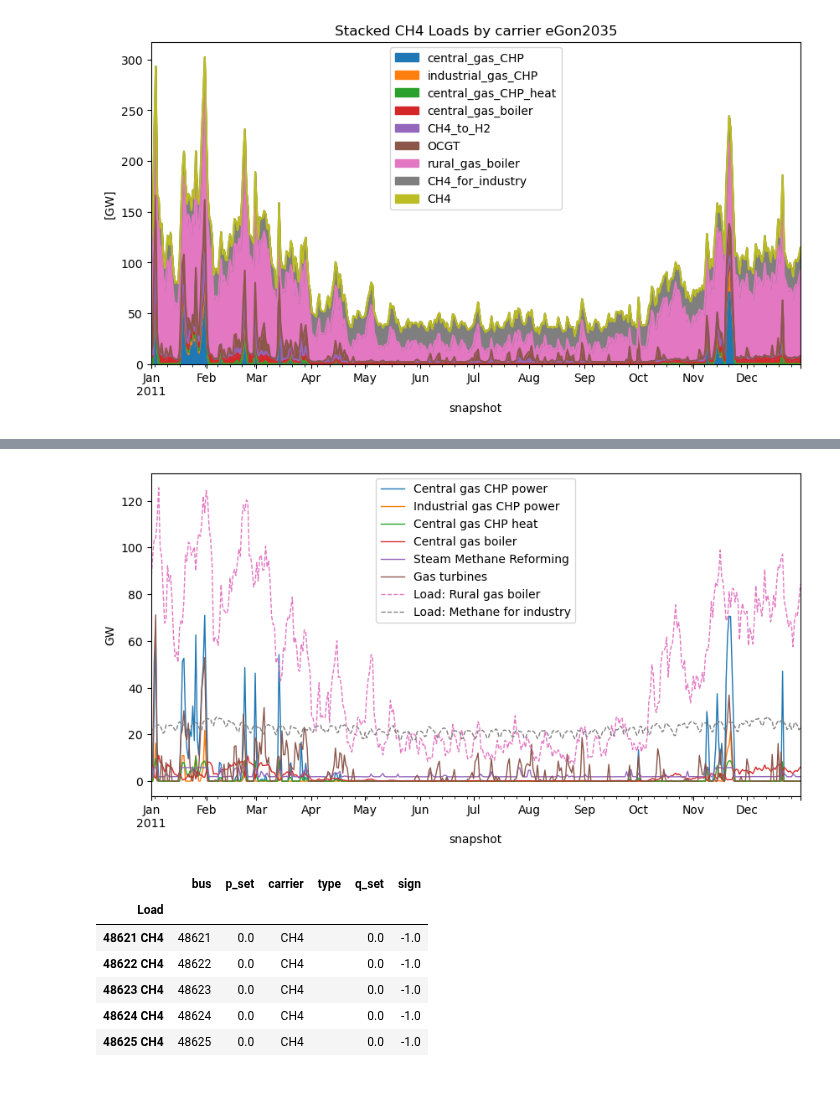
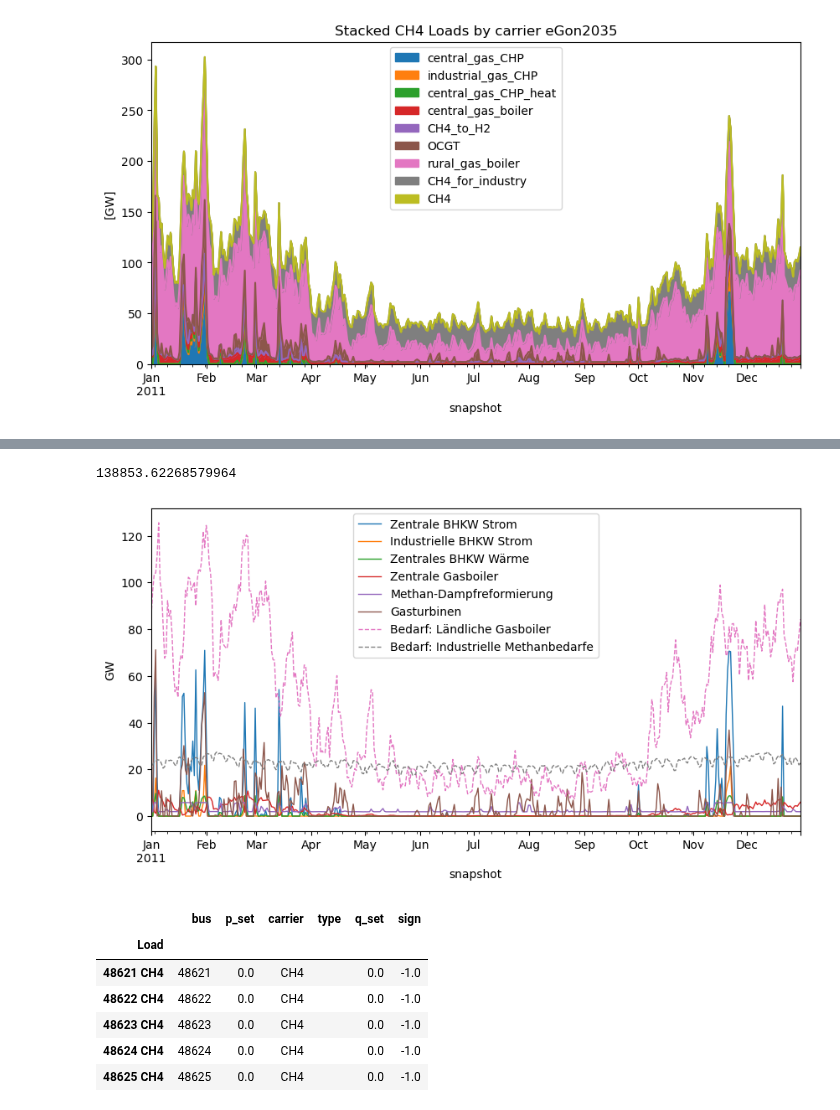
Before and after one commit to openego/eTraGo, a Jupyter notebook: etrago/gas_analysis_etrago.ipynb, the cells around one changed output, grey strips where cells are left out. Saved outputs shown, nothing was run; the diff lists cells and outputs as text; code cells hidden in the pictures.

```diff
--- a/etrago/gas_analysis_etrago.ipynb
+++ b/etrago/gas_analysis_etrago.ipynb
@@ -115,19 +119,19 @@ for key in networks:
 
     (total_dispatch[key]/1e3).resample('20H').mean().plot(
         ax=ax,
-        label=("Total hydrogen production"),
+        label=("Wasserstoffproduktion gesamt"),
         legend=True,
     )
     (H2_dispatch_SMR[key]/1e3).sum(axis = 1).resample('20H').mean().plot(
         ax=ax,
-        label=("Steam Methane Reforming"),
+        label=("Methan-Dampfreformierung (SMR)"),
         linestyle='dashed',
         linewidth=1,
         legend=True
     )
     (H2_dispatch_ELY[key]/1e3).sum(axis = 1).resample('20H').mean().plot(
         ax=ax,
-        label=("Electrolysis"),
+        label=("Elektrolyse (ELY)"),
         linestyle='dashed',
         linewidth=1,
         legend=True
@@ -1174,3 +1195,7 @@ for key in networks:
+# %%
+CH4_use['H2_0'].OCGT.max()
+# %% [output]
+138853.62268579964
 # %%
 # Figure for final report
 
@@ -1202,42 +1227,42 @@ for key in networks:
     load.append(networks[key].loads_t.p[DE_loads.loc[DE_loads.carrier == 'rural_gas_boiler'].index.to_list()].sum(axis=1))
     load.append(networks[key].loads_t.p[DE_loads.loc[DE_loads.carrier == 'CH4_for_industry'].index.to_list()].sum(axis=1))
 
     links_labels = [
-        "Central gas CHP power",
-        "Industrial gas CHP power",
-        "Central gas CHP heat",
-        "Central gas boiler",
-        "Steam Methane Reforming",
-        "Gas turbines",
+        "Zentrale BHKW Strom",
+        "Industrielle BHKW Strom",
+        "Zentrales BHKW Wärme",
+        "Zentrale Gasboiler",
+        "Methan-Dampfreformierung",
+        "Gasturbinen",
         ]#
 
     loads_labels = [
-        "Load: Rural gas boiler",
-        "Load: Methane for industry",
+        "Bedarf: Ländliche Gasboiler",
+        "Bedarf: Industrielle Methanbedarfe",
         ]
 
     # Plot
     fig = plt.figure(figsize=(10,5)) #, dpi=300
     for i,j in enumerate(ch4_links):
         (j.resample('20H').mean()/1e3).plot( #.area
             ax = plt.gca(),
             ylabel = "GW",
             legend=True,
             label = links_labels[i],
             linewidth=1,
         )
     for i,j in enumerate(load):
         (j.resample('20H').mean()/1e3).plot( #.area
             ax = plt.gca(),
             linestyle= 'dashed',
             legend=True,
             label = loads_labels[i],
             linewidth=1,
         )
     fig.savefig("CH4_uses_DE", dpi=300)
     fig.show()
 # %% [output]
-[figure, old version]
+[figure, new version]
 # %%
 abroad_CH4_loads = networks["H2_0"].loads[networks["H2_0"].loads.carrier == "CH4"]
 abroad_CH4_loads_t = networks["H2_0"].loads_t.p[abroad_CH4_loads.index].sum(axis=0)
```
Also changed, not shown: parts of 7 cells of this notebook.
